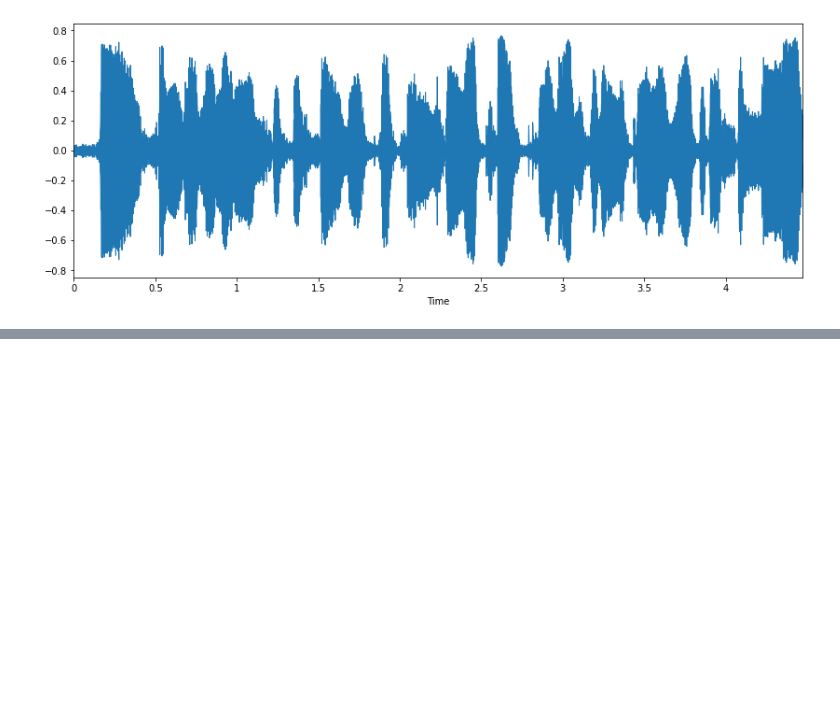
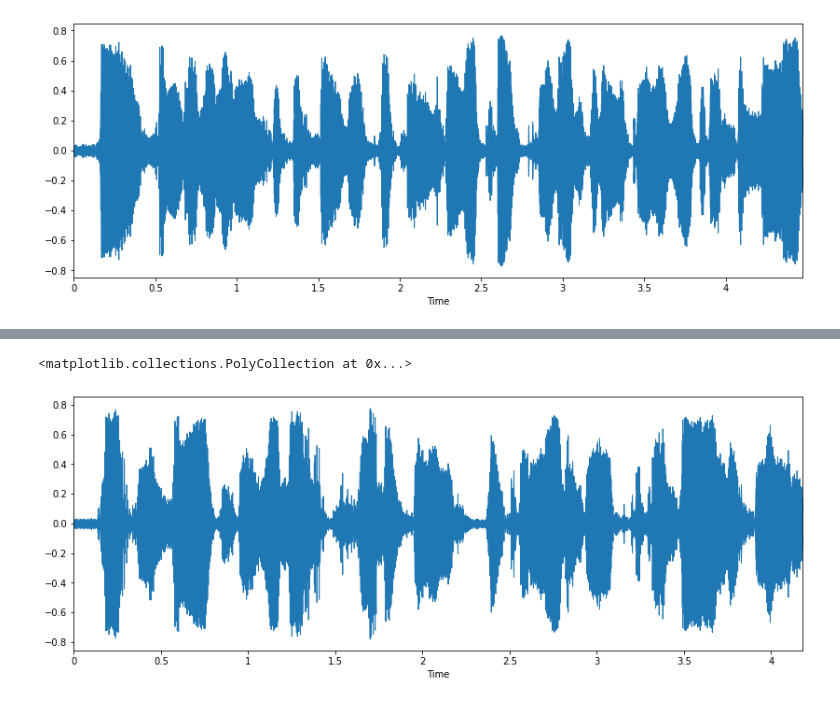
Before and after one commit to nebasam/Week-4, a Jupyter notebook: data_process.ipynb, the cells around one changed output, grey strips where cells are left out. Saved outputs shown, nothing was run; the diff lists cells and outputs as text; code cells hidden in the pictures; blank space fills up the shorter version.

Commit message:
Loading the audio file and trasncription

```diff
--- a/data_process.ipynb
+++ b/data_process.ipynb
@@ -50,5 +27,5 @@ SWH-05-20101121/  SWH-05-20110327/  SWH-15-20101227/
 # %%
-train_audio_path = 'SWH-05-20101106/'
+train_audio_path = 'wav/SWH-05-20101106/'
 samples, sample_rate = librosa.load(train_audio_path+'SWH-05-20101106_16k-emission_swahili_05h30_-_06h00_tu_20101106_part2.wav')
 print(samples)
 print(sample_rate)
@@ -70,3 +47,8 @@ librosa.display.waveplot(samples, sr=sample_rate)
 # %% [output]
 <matplotlib.collections.PolyCollection at 0x...>
 [figure]
+# %%
+train_audio_path = 'wav/SWH-05-20101106/'
+samples, sample_rate = librosa.load(train_audio_path+'SWH-05-20101106_16k-emission_swahili_05h30_-_06h00_tu_20101106_part3.wav')
+print(samples)
+print(sample_rate)
@@ -72,0 +59,2 @@ librosa.display.waveplot(samples, sr=sample_rate)
+# %%
+audio2, rate=librosa.load(train_audio_path+'SWH-05-20101106_16k-emission_swahili_05h30_-_06h00_tu_20101106_part3.wav')
@@ -73,3 +65,11 @@ librosa.display.waveplot(samples, sr=sample_rate)
+# %%
+# plotting the wave plot
+plt.figure(figsize=(14,5))
+samples, sample_rate = librosa.load(train_audio_path+'SWH-05-20101106_16k-emission_swahili_05h30_-_06h00_tu_20101106_part3.wav')
+librosa.display.waveplot(samples, sr=sample_rate)
+# %% [output]
+<matplotlib.collections.PolyCollection at 0x...>
+[figure, added]
 # %%
 #@title Loading another sample
 # %%
```
Also changed, not shown: parts of 9 cells of this notebook.
